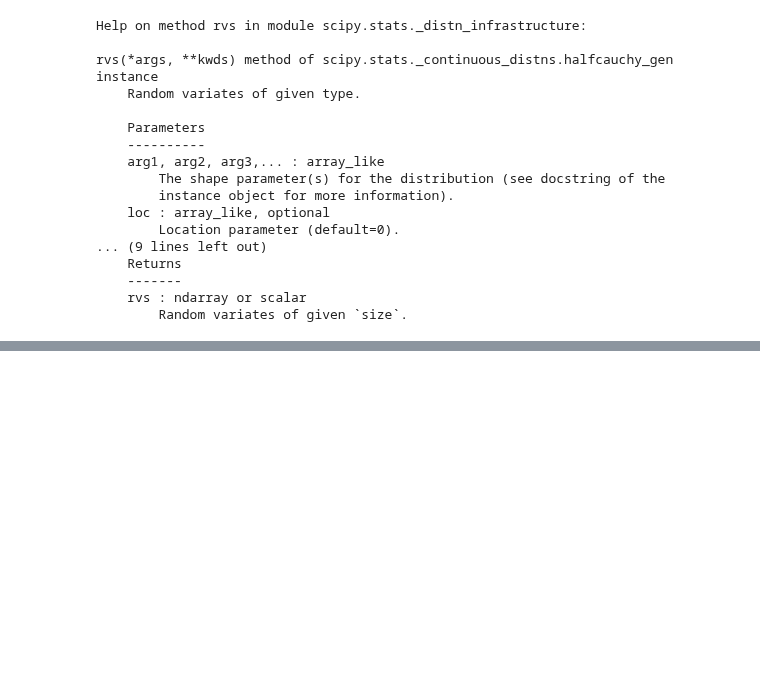
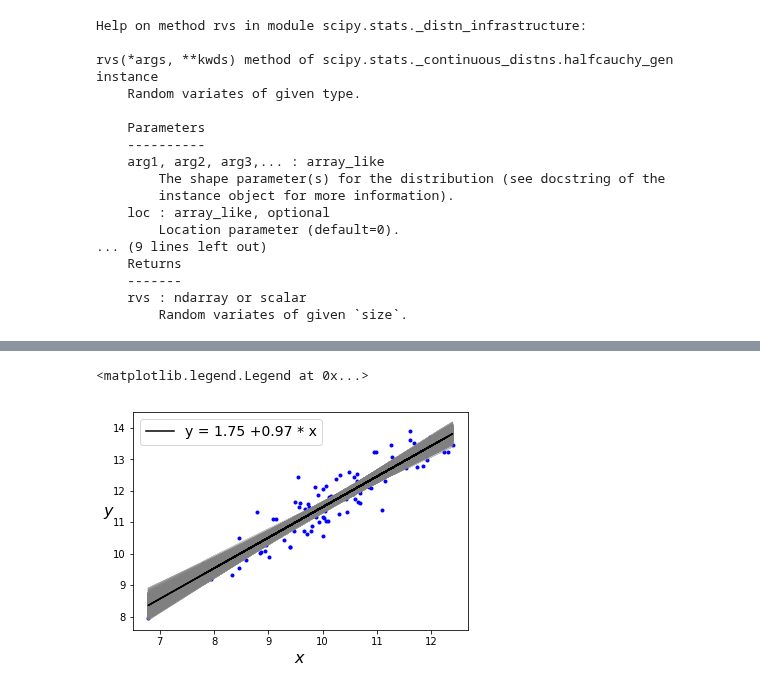
Before and after one commit to Lang-Shao/graduate_cource, a Jupyter notebook: Bayesian_Analysis_2016/04_Linear_Regression_Models.ipynb, the cells around one changed output, grey strips where cells are left out. Cells and saved outputs as stored; diff of their text form; code cells hidden in the pictures; blank space fills up the shorter version.

```diff
--- a/Bayesian_Analysis_2016/04_Linear_Regression_Models.ipynb
+++ b/Bayesian_Analysis_2016/04_Linear_Regression_Models.ipynb
@@ -129,0 +135,12 @@ Text(0, 0.5, '$\\epsilon$')
+# %%
+plt.plot(x, y, 'b.');
+idx = range(0, len(trace['alpha']), 10)
+plt.plot(x, trace['alpha'][idx] + trace['beta'][idx] *
+x[:,np.newaxis], c='gray', alpha=0.5);
+plt.plot(x, alpha_m + beta_m * x, c='k', label='y = {:.2f} +{:.2f} * x'.format(alpha_m, beta_m))
+plt.xlabel('$x$', fontsize=16)
+plt.ylabel('$y$', fontsize=16, rotation=0)
+plt.legend(loc=2, fontsize=14)
+# %% [output]
+<matplotlib.legend.Legend at 0x...>
+[figure, added]
```
Also changed, not shown: parts of 9 cells of this notebook.
